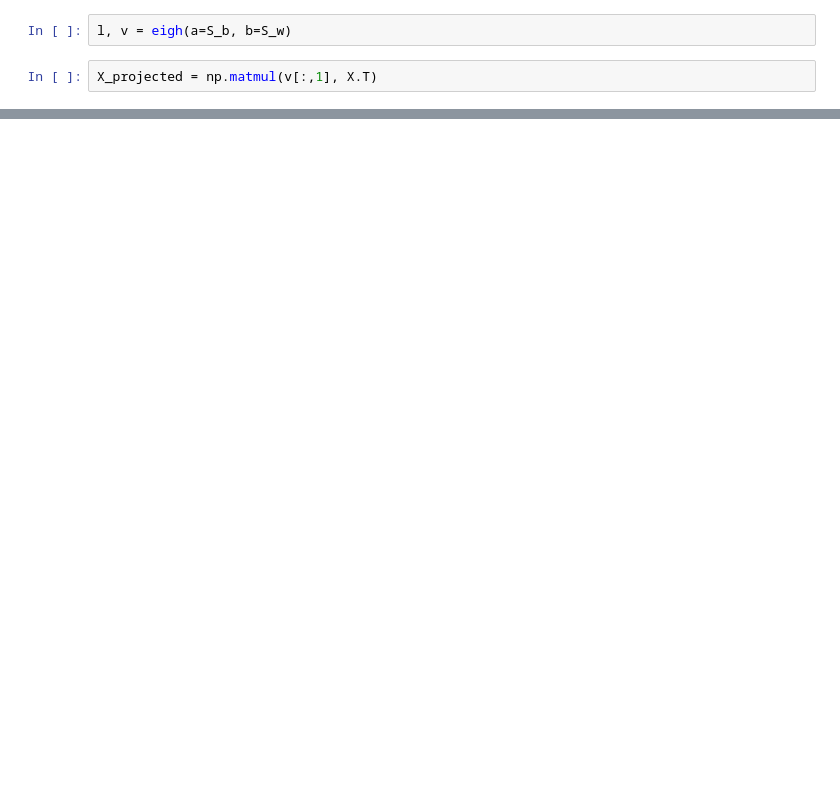
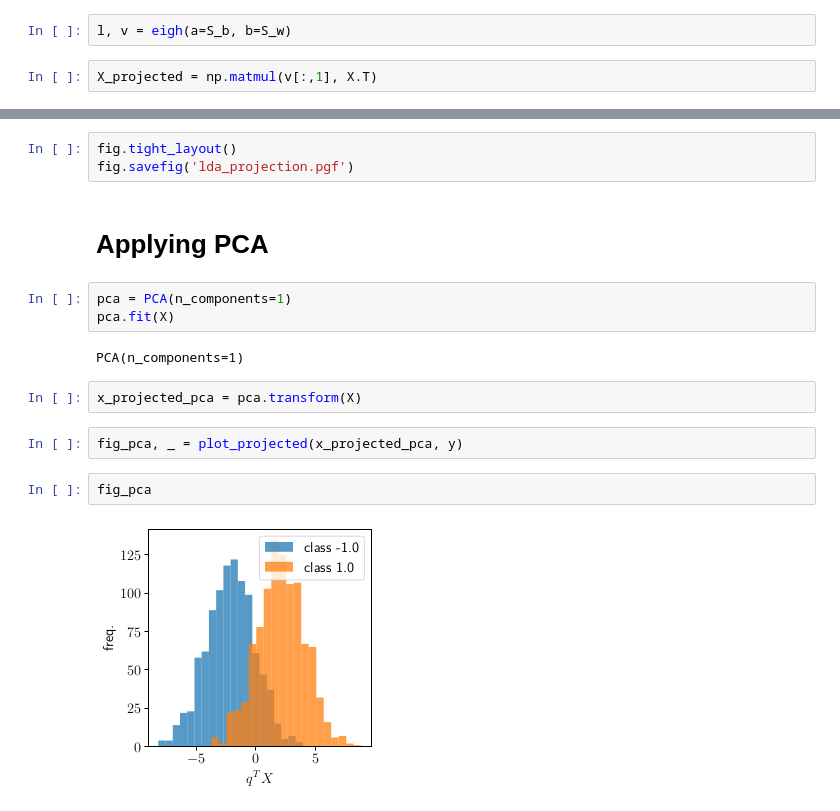
Before and after one commit to hajians/fun-facts-in-math, a Jupyter notebook: examples/lda/example.ipynb, the cells around one changed output, grey strips where cells are left out. Cells and saved outputs as stored; diff of their text form; blank space fills up the shorter version.

```diff
--- a/examples/lda/example.ipynb
+++ b/examples/lda/example.ipynb
@@ -112,0 +125,18 @@ plot_projected(X_projected, y)
+# %%
+fig.tight_layout()
+fig.savefig('lda_projection.pgf')
+# %% [markdown]
+# Applying PCA
+# %%
+pca = PCA(n_components=1)
+pca.fit(X)
+# %% [output]
+PCA(n_components=1)
+# %%
+x_projected_pca = pca.transform(X)
+# %%
+fig_pca, _ = plot_projected(x_projected_pca, y)
+# %%
+fig_pca
+# %% [output]
+[figure, added]
```
Also changed, not shown: parts of 13 cells of this notebook, 4 other files.
